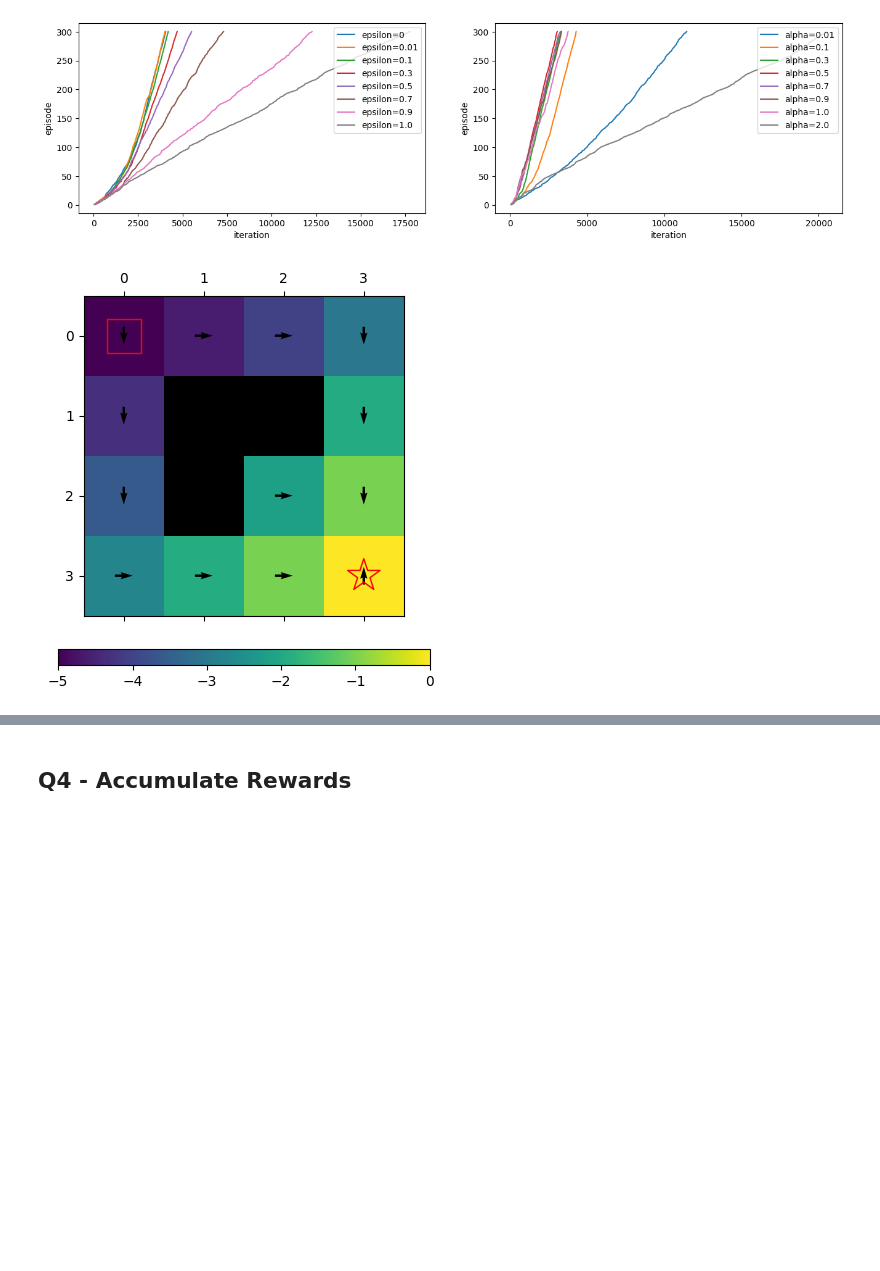
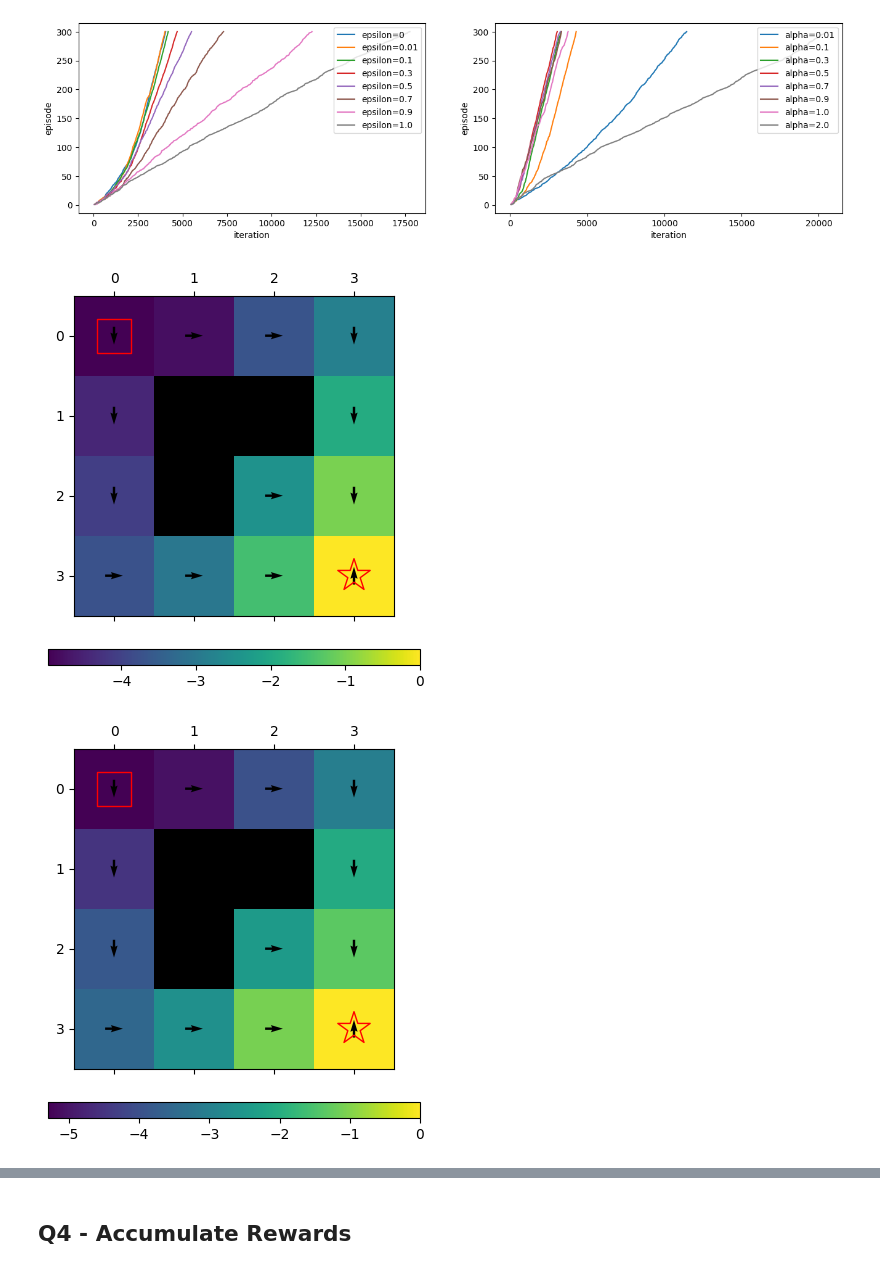
Before and after one commit to tonyauyeung/MLMI7-Reinforcement-Learning, a Jupyter notebook: main.ipynb, the cells around one changed output, grey strips where cells are left out. Drawn from its saved outputs; the diff is of its cells as text; code cells hidden in the pictures; blank space fills up the shorter version.

```diff
--- a/main.ipynb
+++ b/main.ipynb
@@ -328,11 +328,12 @@ plt.savefig('plots/q-learning-param.png')
 [figure]
 # %%
 model = Model(small_world)
-V, pi, _, _ = q_learning(model, alpha=.5, epsilon=0.01, n_episode=1000)
+V, pi, _, _ = q_learning(model, alpha=.5, epsilon=0.01, n_episode=200)
 plot_vp(model, V, pi)
 plt.savefig('plots/q-learning-small.png')
-V, pi, _, _ = sarsa(model, alpha=.5, epsilon=0.01, n_episode=1000)
+V, pi, _, _ = sarsa(model, alpha=.5, epsilon=0.01, n_episode=200)
 plot_vp(model, V, pi)
 plt.savefig('plots/sarsa-small.png')
 # %% [output]
-[figure, old version]
+[figure, new version]
+[figure, added]
```
Also changed, not shown: parts of 10 cells of this notebook, 21 other files.
